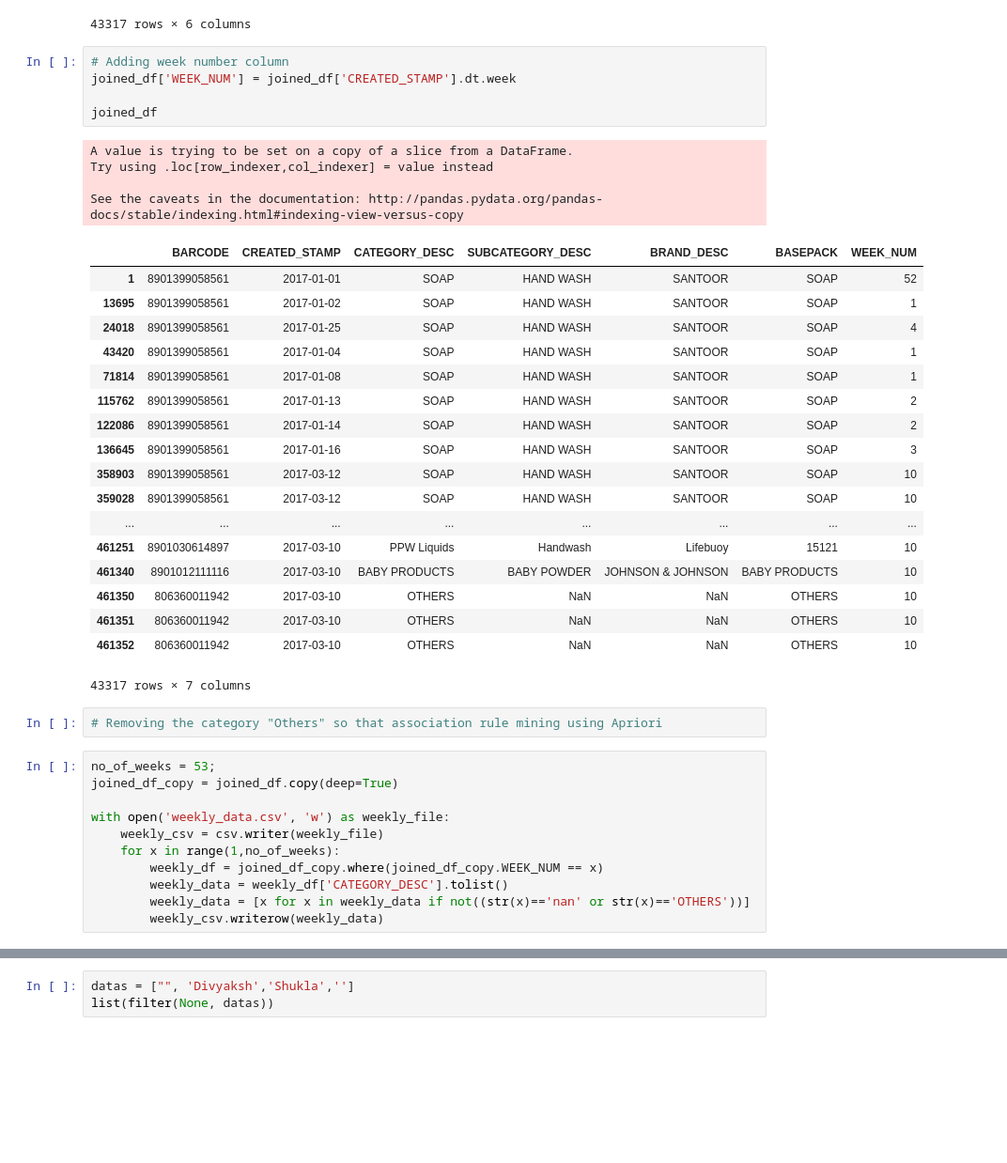
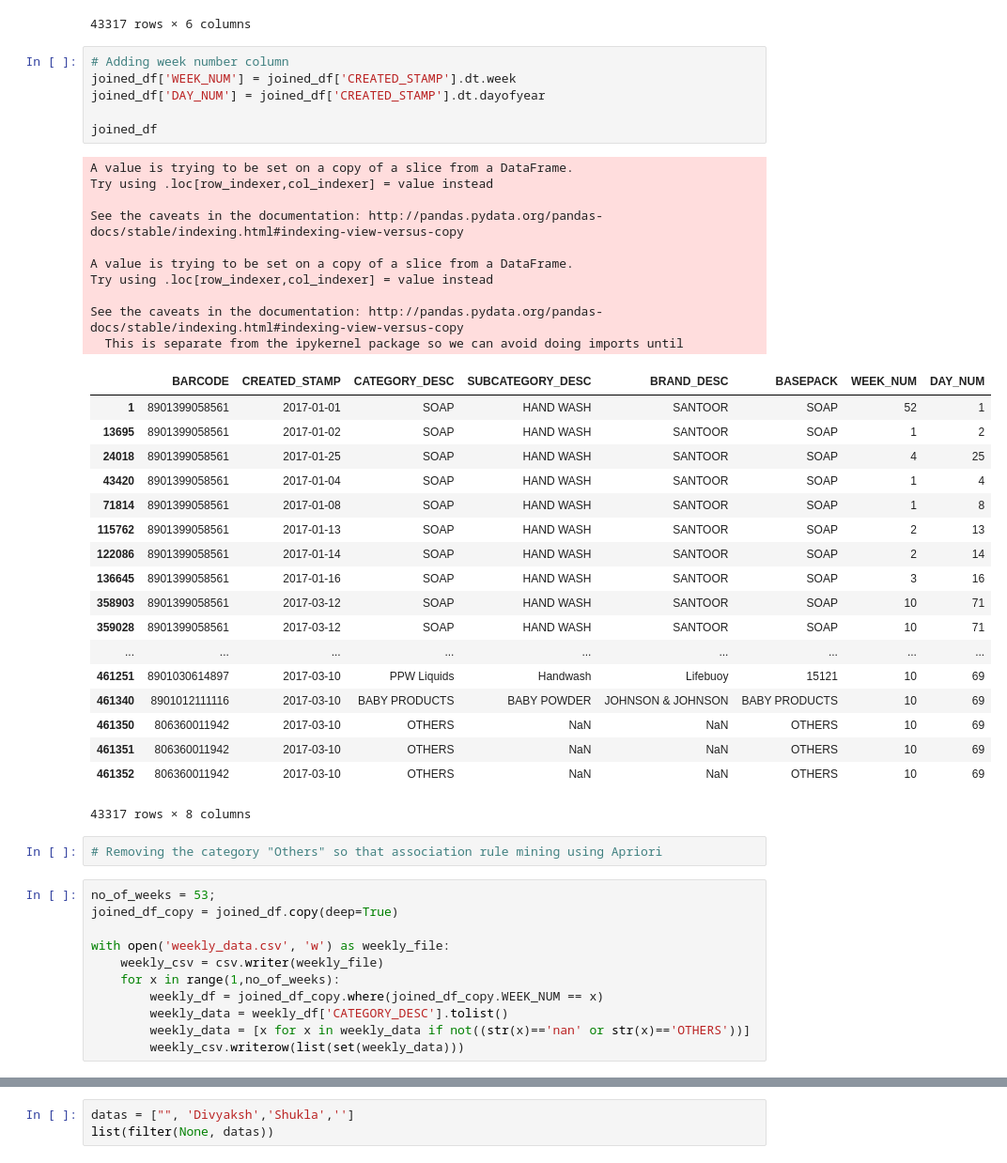
Before and after one commit to Decent-Muse/Project, a Jupyter notebook: BUSY_pandas_cleaning_notebook.ipynb, the cells around one changed output, grey strips where cells are left out. Shown at 94% size. Saved outputs shown, nothing was run; the diff lists cells and outputs as text; blank space fills up the shorter version.

Commit message:
daily and weekly data filtering

```diff
--- a/BUSY_pandas_cleaning_notebook.ipynb
+++ b/BUSY_pandas_cleaning_notebook.ipynb
@@ -208,31 +208,38 @@ See the caveats in the documentation: http://pandas.pydata.org/pandas-docs/stabl
 # %%
 # Adding week number column
 joined_df['WEEK_NUM'] = joined_df['CREATED_STAMP'].dt.week
+joined_df['DAY_NUM'] = joined_df['CREATED_STAMP'].dt.dayofyear
 
 joined_df
 # %% [output]
 A value is trying to be set on a copy of a slice from a DataFrame.
 Try using .loc[row_indexer,col_indexer] = value instead
 
 See the caveats in the documentation: http://pandas.pydata.org/pandas-docs/stable/indexing.html#indexing-view-versus-copy
+
+A value is trying to be set on a copy of a slice from a DataFrame.
+Try using .loc[row_indexer,col_indexer] = value instead
+
+See the caveats in the documentation: http://pandas.pydata.org/pandas-docs/stable/indexing.html#indexing-view-versus-copy
+  This is separate from the ipykernel package so we can avoid doing imports until
-|  | BARCODE | CREATED_STAMP | CATEGORY_DESC | SUBCATEGORY_DESC | BRAND_DESC | BASEPACK | WEEK_NUM |
-| 1 | 8901399058561 | 2017-01-01 | SOAP | HAND WASH | SANTOOR | SOAP | 52 |
-| 13695 | 8901399058561 | 2017-01-02 | SOAP | HAND WASH | SANTOOR | SOAP | 1 |
-| 24018 | 8901399058561 | 2017-01-25 | SOAP | HAND WASH | SANTOOR | SOAP | 4 |
-| 43420 | 8901399058561 | 2017-01-04 | SOAP | HAND WASH | SANTOOR | SOAP | 1 |
-| 71814 | 8901399058561 | 2017-01-08 | SOAP | HAND WASH | SANTOOR | SOAP | 1 |
-| 115762 | 8901399058561 | 2017-01-13 | SOAP | HAND WASH | SANTOOR | SOAP | 2 |
-| 122086 | 8901399058561 | 2017-01-14 | SOAP | HAND WASH | SANTOOR | SOAP | 2 |
-| 136645 | 8901399058561 | 2017-01-16 | SOAP | HAND WASH | SANTOOR | SOAP | 3 |
-| 358903 | 8901399058561 | 2017-03-12 | SOAP | HAND WASH | SANTOOR | SOAP | 10 |
-| 359028 | 8901399058561 | 2017-03-12 | SOAP | HAND WASH | SANTOOR | SOAP | 10 |
-| ... | ... | ... | ... | ... | ... | ... | ... |
-| 461251 | 8901030614897 | 2017-03-10 | PPW Liquids | Handwash | Lifebuoy | 15121 | 10 |
-| 461340 | 8901012111116 | 2017-03-10 | BABY PRODUCTS | BABY POWDER | JOHNSON & JOHNSON | BABY PRODUCTS | 10 |
-| 461350 | 806360011942 | 2017-03-10 | OTHERS | NaN | NaN | OTHERS | 10 |
-| 461351 | 806360011942 | 2017-03-10 | OTHERS | NaN | NaN | OTHERS | 10 |
-| 461352 | 806360011942 | 2017-03-10 | OTHERS | NaN | NaN | OTHERS | 10 |
+|  | BARCODE | CREATED_STAMP | CATEGORY_DESC | SUBCATEGORY_DESC | BRAND_DESC | BASEPACK | WEEK_NUM | DAY_NUM |
+| 1 | 8901399058561 | 2017-01-01 | SOAP | HAND WASH | SANTOOR | SOAP | 52 | 1 |
+| 13695 | 8901399058561 | 2017-01-02 | SOAP | HAND WASH | SANTOOR | SOAP | 1 | 2 |
+| 24018 | 8901399058561 | 2017-01-25 | SOAP | HAND WASH | SANTOOR | SOAP | 4 | 25 |
+| 43420 | 8901399058561 | 2017-01-04 | SOAP | HAND WASH | SANTOOR | SOAP | 1 | 4 |
+| 71814 | 8901399058561 | 2017-01-08 | SOAP | HAND WASH | SANTOOR | SOAP | 1 | 8 |
+| 115762 | 8901399058561 | 2017-01-13 | SOAP | HAND WASH | SANTOOR | SOAP | 2 | 13 |
+| 122086 | 8901399058561 | 2017-01-14 | SOAP | HAND WASH | SANTOOR | SOAP | 2 | 14 |
+| 136645 | 8901399058561 | 2017-01-16 | SOAP | HAND WASH | SANTOOR | SOAP | 3 | 16 |
+| 358903 | 8901399058561 | 2017-03-12 | SOAP | HAND WASH | SANTOOR | SOAP | 10 | 71 |
+| 359028 | 8901399058561 | 2017-03-12 | SOAP | HAND WASH | SANTOOR | SOAP | 10 | 71 |
+| ... | ... | ... | ... | ... | ... | ... | ... | ... |
+| 461251 | 8901030614897 | 2017-03-10 | PPW Liquids | Handwash | Lifebuoy | 15121 | 10 | 69 |
+| 461340 | 8901012111116 | 2017-03-10 | BABY PRODUCTS | BABY POWDER | JOHNSON & JOHNSON | BABY PRODUCTS | 10 | 69 |
+| 461350 | 806360011942 | 2017-03-10 | OTHERS | NaN | NaN | OTHERS | 10 | 69 |
+| 461351 | 806360011942 | 2017-03-10 | OTHERS | NaN | NaN | OTHERS | 10 | 69 |
+| 461352 | 806360011942 | 2017-03-10 | OTHERS | NaN | NaN | OTHERS | 10 | 69 |
-43317 rows × 7 columns
+43317 rows × 8 columns
 # %%
 # Removing the category "Others" so that association rule mining using Apriori
 # %%
@@ -245,4 +252,4 @@ with open('weekly_data.csv', 'w') as weekly_file:
         weekly_df = joined_df_copy.where(joined_df_copy.WEEK_NUM == x)
         weekly_data = weekly_df['CATEGORY_DESC'].tolist()
         weekly_data = [x for x in weekly_data if not((str(x)=='nan' or str(x)=='OTHERS'))]
-        weekly_csv.writerow(weekly_data)
+        weekly_csv.writerow(list(set(weekly_data)))
```
Also changed, not shown: parts of 1 cell of this notebook.
